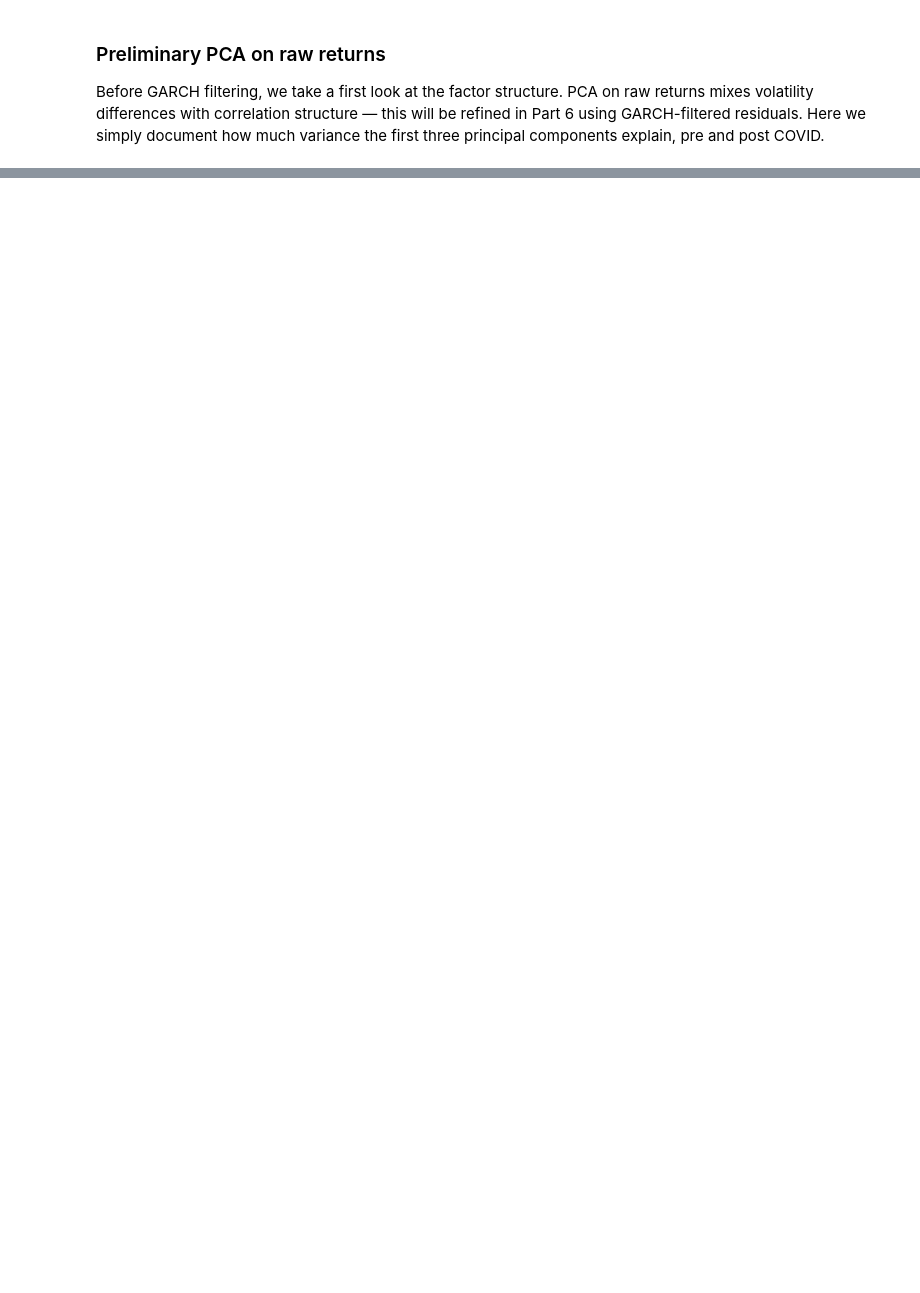
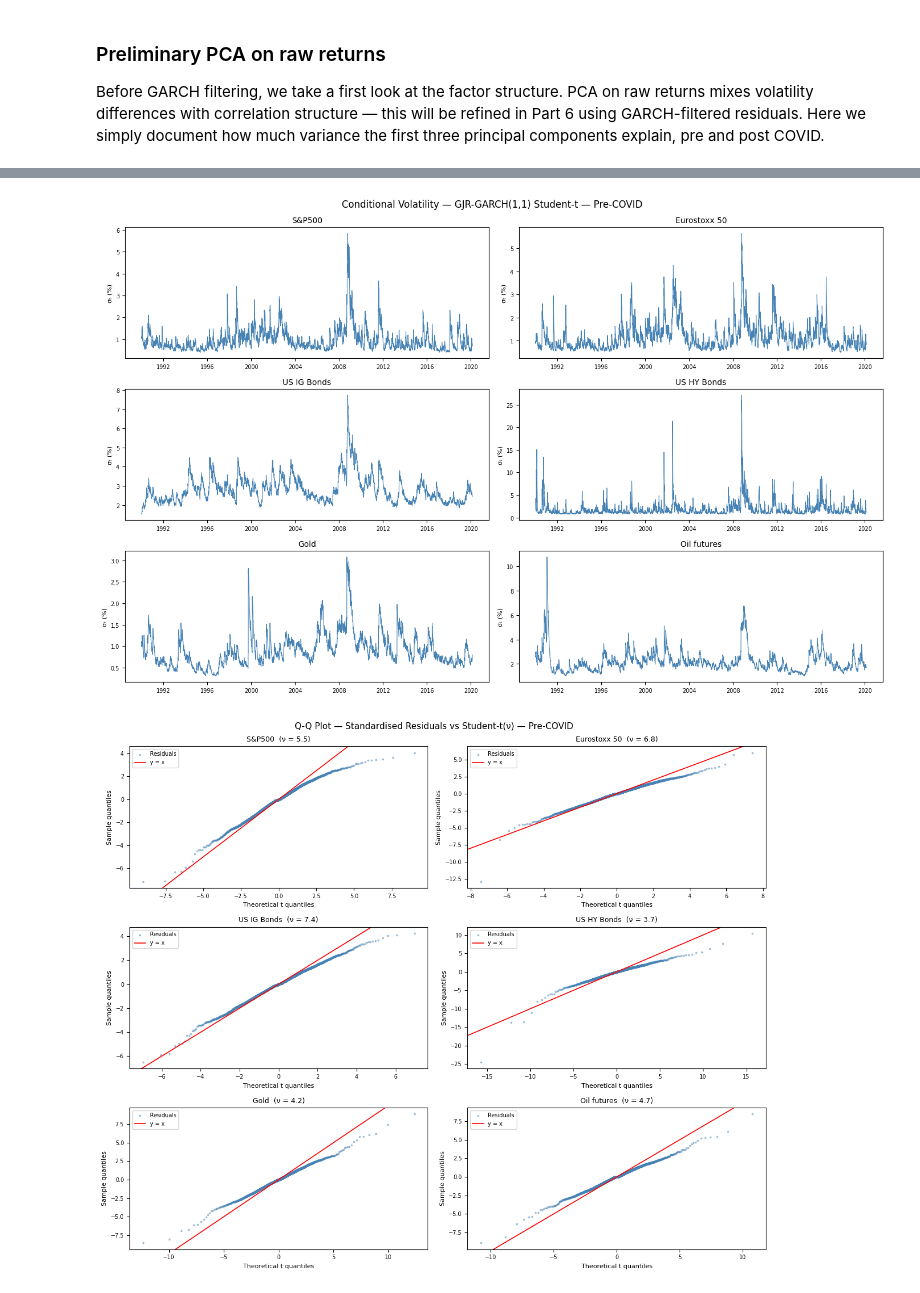
Before and after one commit to Altankaragulle/Emif_Risk_Structure_Covid, a Jupyter notebook: Notebook_Project_2.ipynb, the cells around one changed output, grey strips where cells are left out. Cells and saved outputs as stored; diff of their text form; code cells hidden in the pictures; blank space fills up the shorter version.

```diff
--- a/Notebook_Project_2.ipynb
+++ b/Notebook_Project_2.ipynb
@@ -588,0 +750,15 @@ diag_full = pd.concat(diag_full, ignore_index=True)
+# %%
+fits_pre_t = {}
+diag_pre_t = []
+
+print("GJR-GARCH(1,1) — Student-t — Pre-COVID")
+print("=" * 60)
+print("(Student-t selected by BIC for all assets on full sample — Gaussian not re-estimated)")
+
+for col in ASSETS:
+    ar1 = ar1_needed[col]
+    ft  = fit_gjr_garch(pre[col], dist="t", ar1=ar1)
+    fits_pre_t[col] = ft
+    diag_pre_t.append(run_garch_diagnostics(ft, asset=col, period="pre"))
+
+diag_pre_t = pd.concat(diag_pre_t, ignore_index=True)
@@ -588,0 +783,45 @@ diag_full = pd.concat(diag_full, ignore_index=True)
+# %%
+# Conditional volatility — pre-COVID (Student-t)
+fig, axes = plt.subplots(3, 2, figsize=(14, 9))
+axes = axes.flatten()
+
+for i, col in enumerate(ASSETS):
+    ax      = axes[i]
+    idx     = pre[col].dropna().index
+    sigma_t = np.sqrt(fits_pre_t[col]["sigma2"])
+
+    ax.plot(idx, sigma_t, color="steelblue", linewidth=0.8)
+    ax.set_title(col, fontsize=10)
+    ax.set_ylabel("σₜ (%)", fontsize=8)
+    ax.tick_params(labelsize=7)
+
+plt.suptitle("Conditional Volatility — GJR-GARCH(1,1) Student-t — Pre-COVID", fontsize=12)
+plt.tight_layout()
+plt.show()
+
+# Q-Q plots — pre-COVID (fit=False so reference line is the true y=x identity)
+fig, axes = plt.subplots(3, 2, figsize=(12, 10))
+axes = axes.flatten()
+
+for i, col in enumerate(ASSETS):
+    ax  = axes[i]
+    fit = fits_pre_t[col]
+    z   = fit["z"]
+    nu  = fit["params"].get("nu", 10)
+
+    osm, osr = probplot(z, dist=t_dist, sparams=(nu,), fit=False)
+
+    ax.scatter(osm, osr, s=3, alpha=0.4, color="steelblue", label="Residuals")
+    ax.axline((0, 0), slope=1, color="red", linewidth=1.2, label="y = x")
+    ax.set_title(f"{col}  (ν = {nu:.1f})", fontsize=9)
+    ax.set_xlabel("Theoretical t quantiles", fontsize=8)
+    ax.set_ylabel("Sample quantiles", fontsize=8)
+    ax.legend(fontsize=7)
+    ax.tick_params(labelsize=7)
+
+plt.suptitle("Q-Q Plot — Standardised Residuals vs Student-t(ν) — Pre-COVID", fontsize=11)
+plt.tight_layout()
+plt.show()
+# %% [output]
+[figure, added]
+[figure, added]
```
Also changed, not shown: parts of 69 cells of this notebook, 5 other files.
